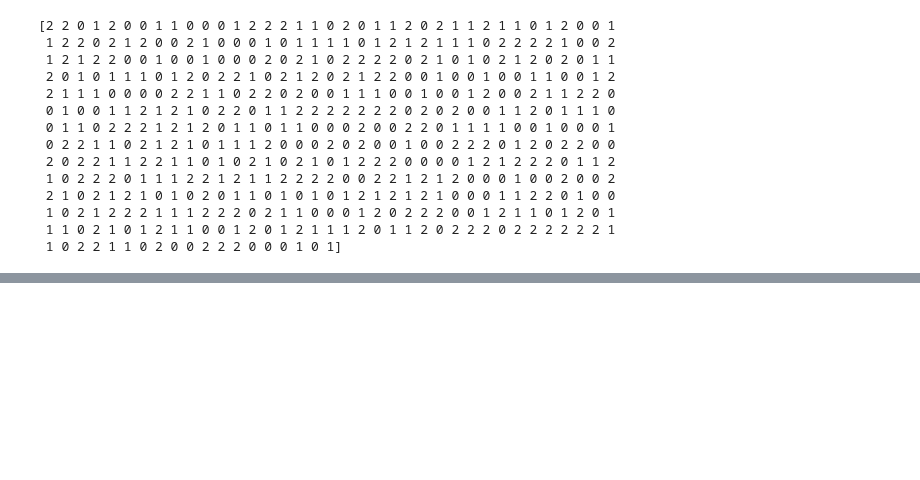
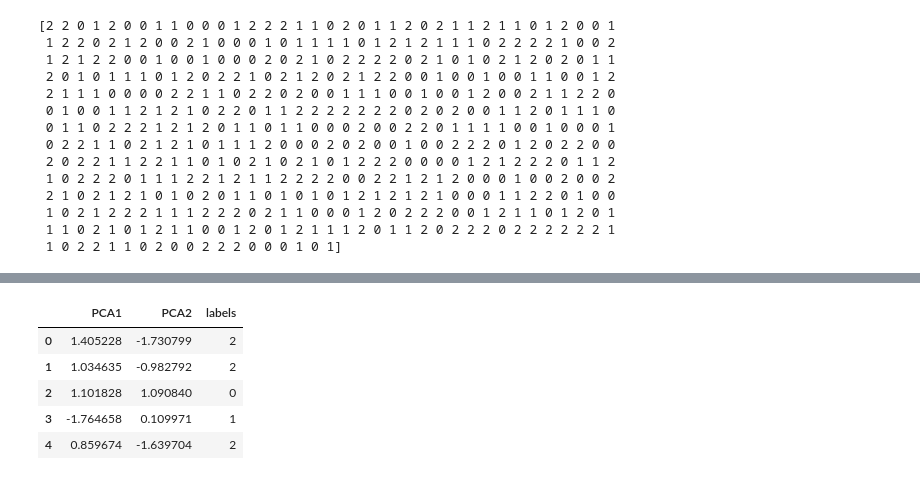
Before and after one commit to Abbasam8910/Machine-Learning-Tutorial, a Jupyter notebook: Day 55/Dimensionality Reduction.ipynb, the cells around one changed output, grey strips where cells are left out. Cells and saved outputs as stored; diff of their text form; code cells hidden in the pictures; blank space fills up the shorter version.

```diff
--- a/Day 55/Dimensionality Reduction.ipynb
+++ b/Day 55/Dimensionality Reduction.ipynb
@@ -41,0 +82,9 @@ print(Y)
+# %%
+df_pca.head()
+# %% [output]
+|  | PCA1 | PCA2 | labels |
+| 0 | 1.405228 | -1.730799 | 2 |
+| 1 | 1.034635 | -0.982792 | 2 |
+| 2 | 1.101828 | 1.090840 | 0 |
+| 3 | -1.764658 | 0.109971 | 1 |
+| 4 | 0.859674 | -1.639704 | 2 |
```
Also changed, not shown: parts of 7 cells of this notebook.
